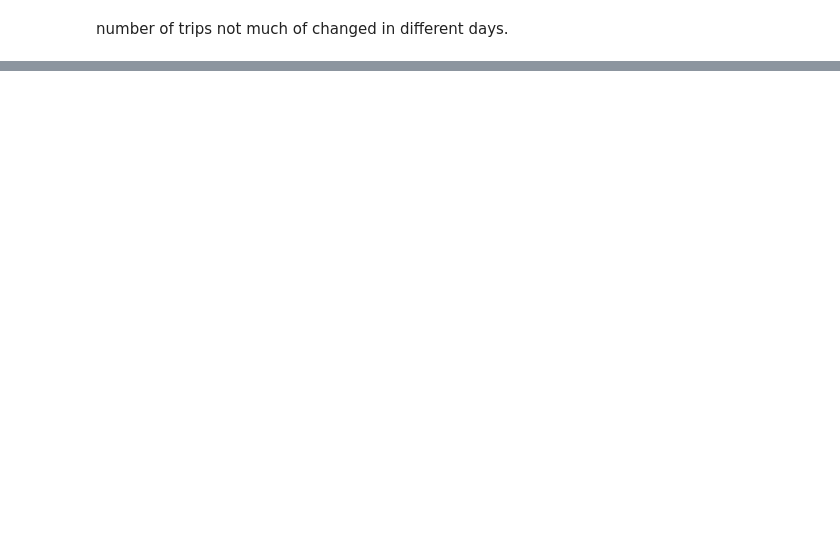
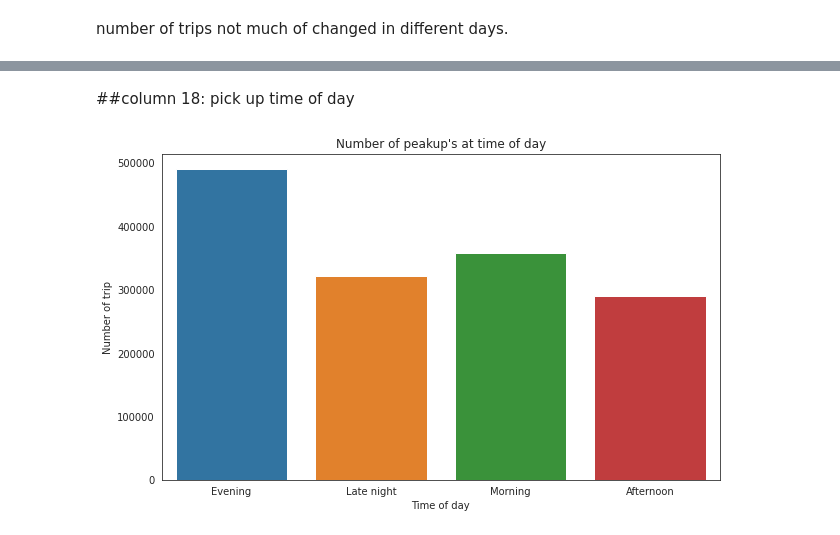
Before and after one commit to pranay2310/NYC-Taxi-Trip-Time-Prediction---Capstone-Project.ipynb, a Jupyter notebook: NYC_Taxi_Trip_Time_Prediction_Capstone_Project.ipynb, the cells around one changed output, grey strips where cells are left out. Drawn from its saved outputs; the diff is of its cells as text; code cells hidden in the pictures; blank space fills up the shorter version.

```diff
--- a/NYC_Taxi_Trip_Time_Prediction_Capstone_Project.ipynb
+++ b/NYC_Taxi_Trip_Time_Prediction_Capstone_Project.ipynb
@@ -343,0 +386,11 @@ number of trips not much of changed in different days.
+# %% [markdown]
+##column 18: pick up time of day
+# %%
+# bar plot for pickup time of a day
+sns.countplot(data=data, x="pickup_timeofday")
+plt.xlabel("Time of day")
+plt.ylabel("Number of trip")
+plt.title("Number of peakup's at time of day")
+plt.show()
+# %% [output]
+[figure, added]
```
Also changed, not shown: parts of 59 cells of this notebook.
